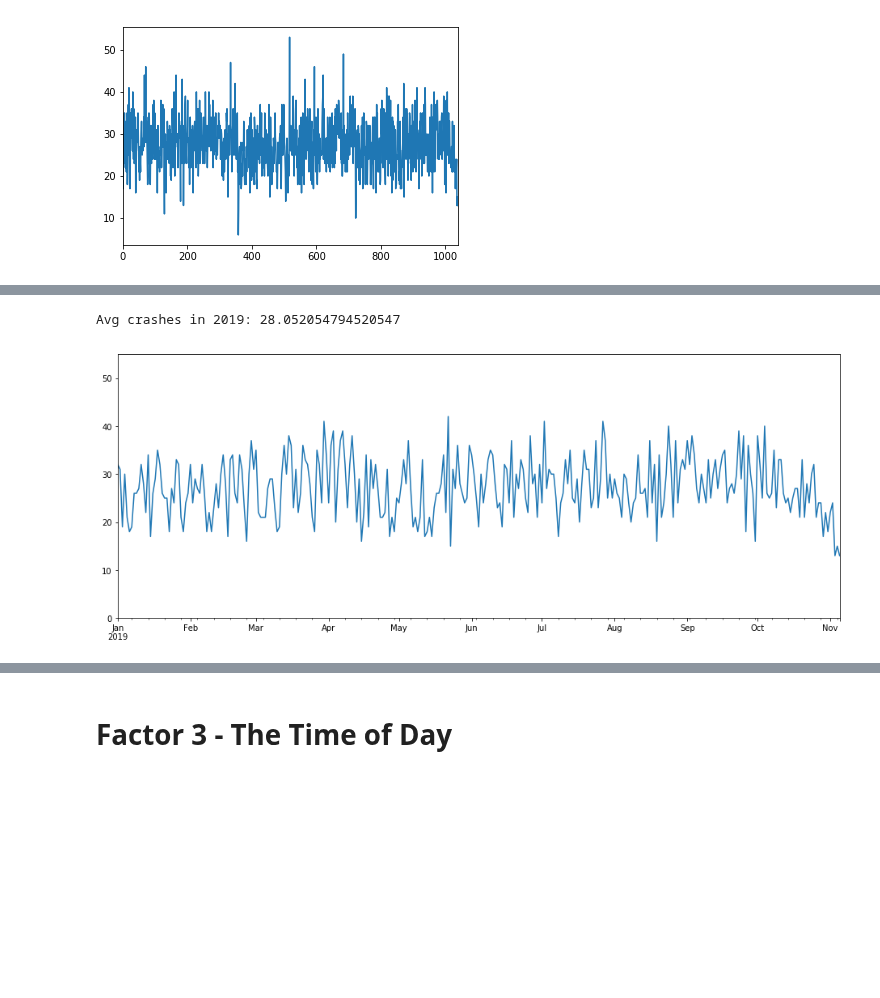
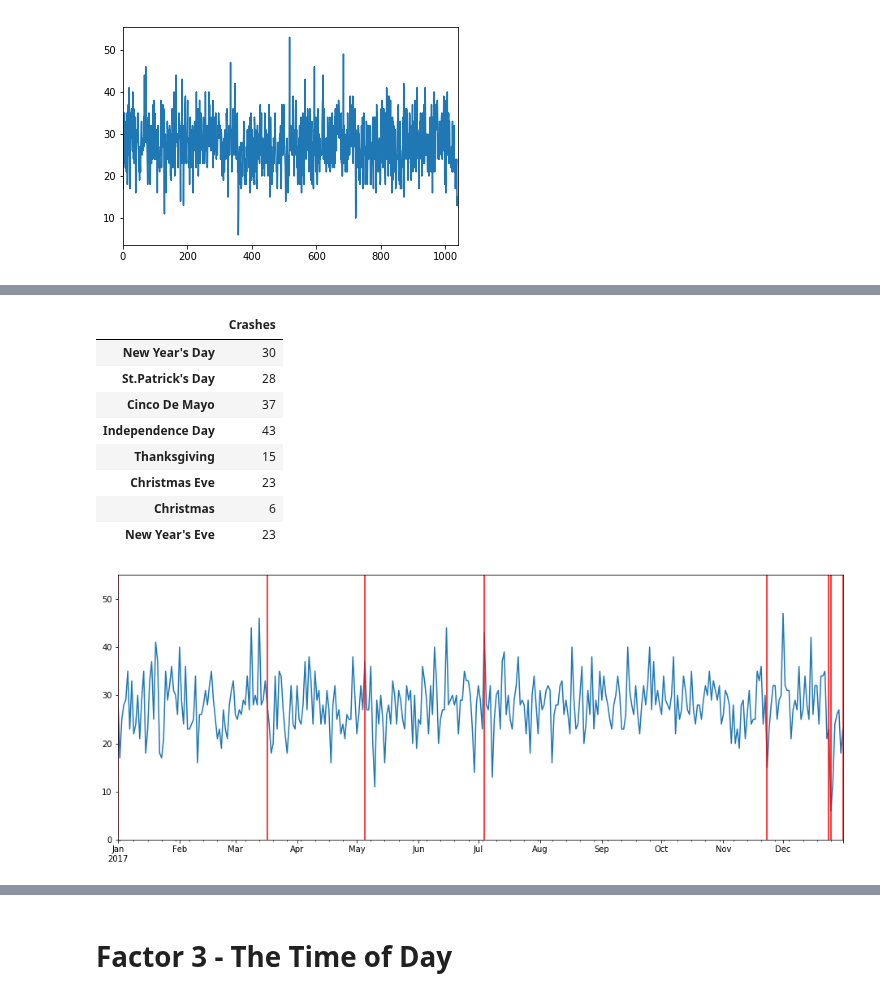
Before and after one commit to COGS108/group061, a Jupyter notebook: Final Project.ipynb, the cells around one changed output, grey strips where cells are left out. Drawn from its saved outputs; the diff is of its cells as text; code cells hidden in the pictures; blank space fills up the shorter version.

```diff
--- a/Final Project.ipynb
+++ b/Final Project.ipynb
@@ -275,7 +224,69 @@ NY Eve: 22
-# %%
-dates19.plot(kind='line', figsize=(16,6)).set_ylim(0,55)
-
-print("Avg crashes in 2019: " + str(np.mean(dates17)) + "\n")
-# %% [output]
-Avg crashes in 2019: 28.052054794520547
-[figure, removed]
+# %%
+def extract_year_dates(df, year):
+    # RegEx search to convert dates from string to datetime objectd
+    dates = df.date_time.apply(lambda s : parse(re.search(r'[0-9]{4}-[0-9]{2}-[0-9]{2}', s).group()))
+    dates = dates.value_counts().sort_index().loc[f'{year}-01-01':f'{year}-12-31']
+    return dates
+
+dates17 = extract_year_dates(df, 2017)
+dates18 = extract_year_dates(df, 2017)
+dates19 = extract_year_dates(df, 2019)
+# %%
+def year_summary(dates):
+    # Function that summarizes
+    year = dates.index[0].year
+    last_date = dates.index[-1]
+
+    dates.plot(kind='line', figsize=(16,6)).set_ylim(0,55)
+
+    def thanksgiving_date(year):
+        THURSDAY = 3 # datetime.date.weekday() mapping for thursday
+
+        # Finding 1st Thursday in November of year
+        firstThursday = datetime.date(year = year, month = 11, day = 1)
+        while(firstThursday.weekday() != THURSDAY):
+            firstThursday = firstThursday + datetime.timedelta(days = 1)
+
+        # Adding 3 weeks to get Thanksgiving date
+        thanksgiving = firstThursday + datetime.timedelta(weeks = 3)
+
+        return str(thanksgiving)
+
+    holidays = {
+        "New Year's Day" : f'{year}-01-01',
+        "St.Patrick's Day" : f'{year}-03-17',
+        "Cinco De Mayo" : f'{year}-05-05',
+        "Independence Day" :f'{year}-07-04',
+        "Thanksgiving" : thanksgiving_date(year),
+        "Christmas Eve" : f'{year}-12-24',
+        "Christmas" : f'{year}-12-25',
+        "New Year's Eve" : f'{year}-12-31'
+    }
+
+    for d in holidays:
+        plt.axvline(holidays[d], color = 'Red')
+
+    holiday_crashes = {}
+    for date in holidays:
+        try:
+            if datetime.datetime.strptime(holidays[date], '%Y-%M-%d') <= pd.to_datetime(last_date):
+                holiday_crashes[date] = [dates[holidays[date]]]
+        except:
+            pass
+
+    return pd.DataFrame(holiday_crashes).T.rename({
+        0 : 'Crashes'
+    }, axis = 1)
+
+year_summary(dates17)
+# %% [output]
+|  | Crashes |
+| New Year's Day | 30 |
+| St.Patrick's Day | 28 |
+| Cinco De Mayo | 37 |
+| Independence Day | 43 |
+| Thanksgiving | 15 |
+| Christmas Eve | 23 |
+| Christmas | 6 |
+| New Year's Eve | 23 |
+[figure, added]
```
Also changed, not shown: parts of 12 cells of this notebook.
